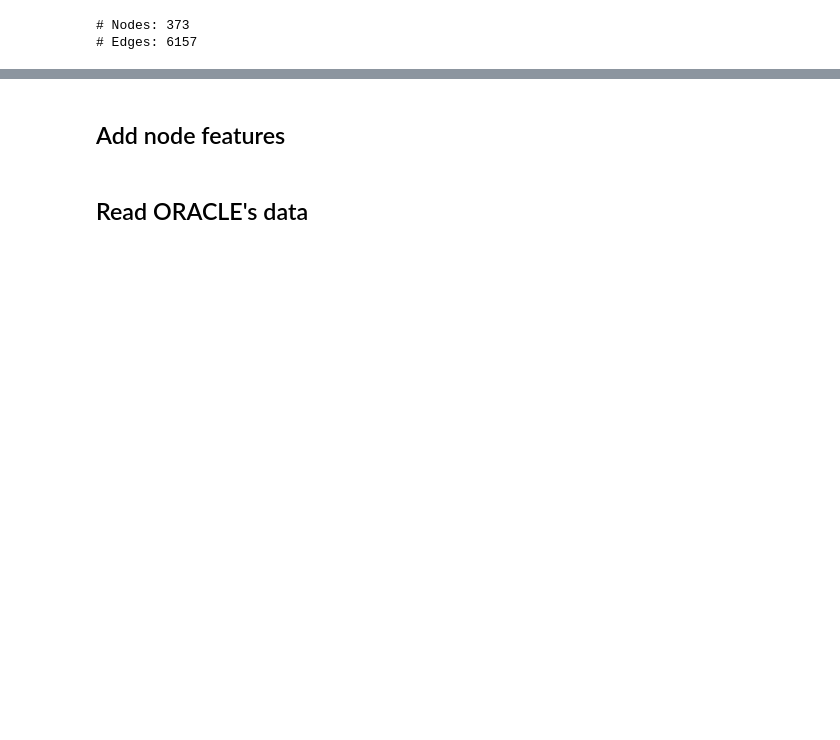
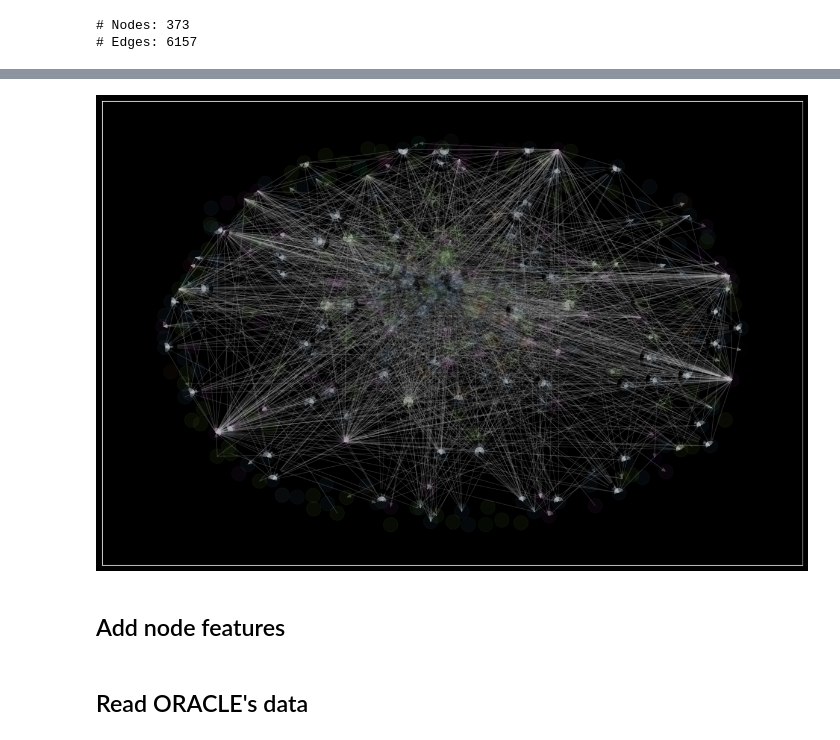
Before and after one commit to costasmexis/gemon, a Jupyter notebook: yeast8/man.ipynb, the cells around one changed output, grey strips where cells are left out. Drawn from its saved outputs; the diff is of its cells as text; code cells hidden in the pictures; blank space fills up the shorter version.

```diff
--- a/yeast8/man.ipynb
+++ b/yeast8/man.ipynb
@@ -11,0 +61,34 @@ print(f'# Nodes: {G.number_of_nodes()} \n# Edges: {G.number_of_edges()}')
+# %%
+plt.rcParams.update(plt.rcParamsDefault)
+plt.rcParams.update({'figure.figsize': (15, 10)})
+plt.style.use('dark_background')
+# Set node and edge communities
+set_node_community(G, communities)
+set_edge_community(G)
+# Set community color for internal edges
+external = [(v, w) for v, w in G.edges if G.edges[v, w]['community'] == 0]
+internal = [(v, w) for v, w in G.edges if G.edges[v, w]['community'] > 0]
+internal_color = ["black" for e in internal]
+node_color = [get_color(G.nodes[v]['community']) for v in G.nodes]
+# external edges
+nx.draw_networkx(
+    G,
+    pos=pos,
+    node_size=0,
+    edgelist=external,
+    edge_color="silver",
+    node_color=node_color,
+    alpha=0.2,
+    with_labels=False)
+# internal edges
+nx.draw_networkx(
+    G, pos=pos,
+    edgelist=internal,
+    edge_color=internal_color,
+    node_color=node_color,
+    alpha=0.05,
+    with_labels=False)
+
+plt.show()
+# %% [output]
+[figure, added]
```
Also changed, not shown: parts of 17 cells of this notebook.
